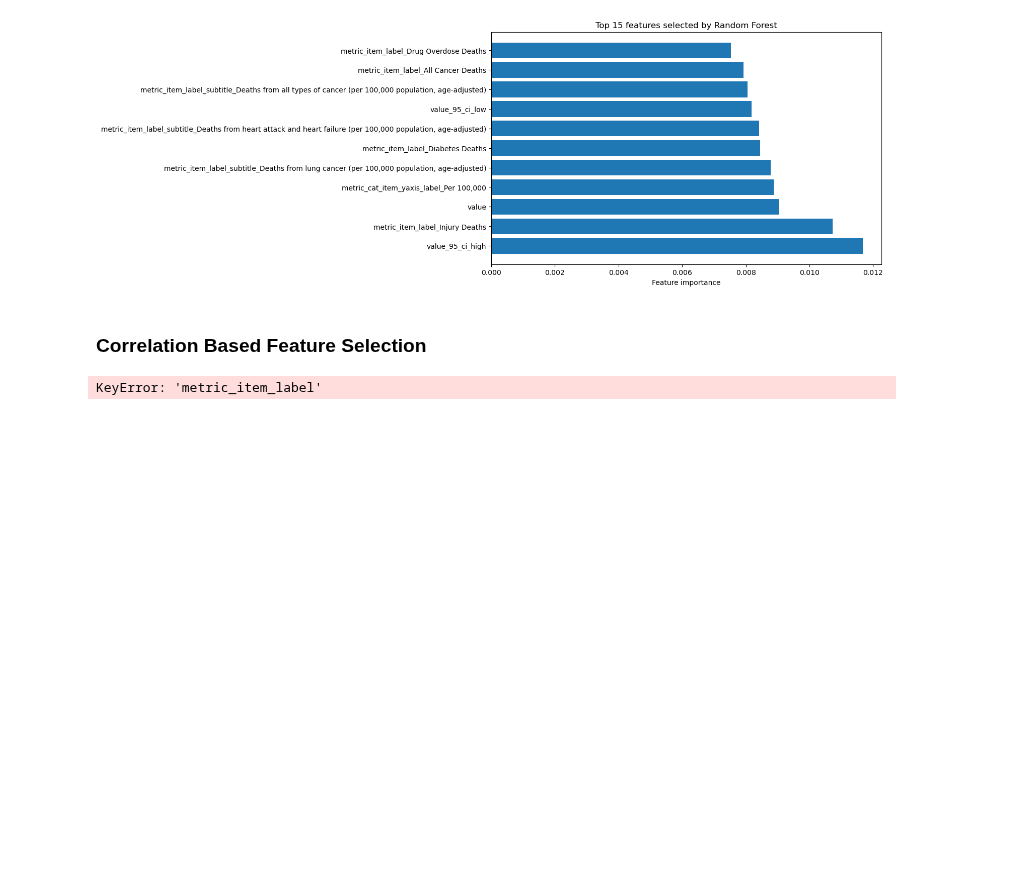
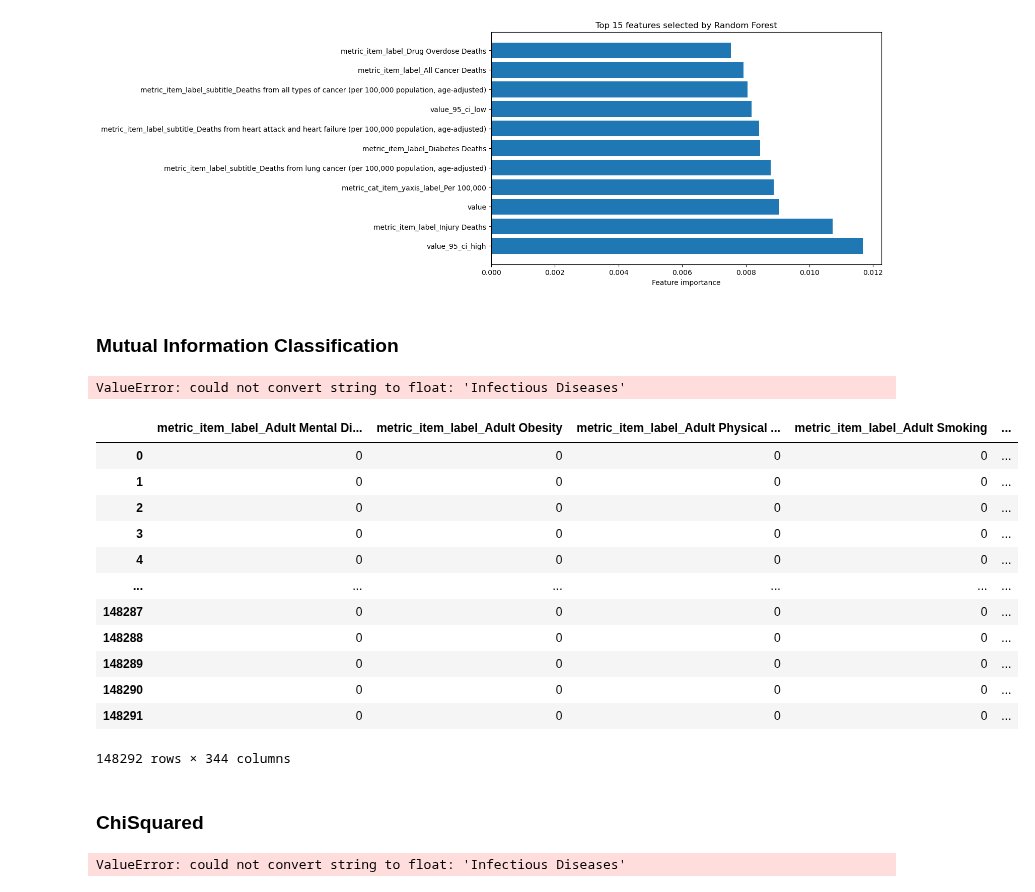
Before and after one commit to kohlerch/G4C-Project, a Jupyter notebook: Project/big-cities-health/PreProcessing.ipynb, the cells around one changed output. Saved outputs shown, nothing was run; the diff lists cells and outputs as text; code cells hidden in the pictures; blank space fills up the shorter version.

Commit message:
Added Feature Selections

```diff
--- a/Project/big-cities-health/PreProcessing.ipynb
+++ b/Project/big-cities-health/PreProcessing.ipynb
@@ -274,20 +292,49 @@ plt.title('Top 15 features selected by Random Forest')
 # %% [output]
 Text(0.5, 1.0, 'Top 15 features selected by Random Forest')
 [figure]
-# %% [markdown]
-### Correlation Based Feature Selection
-# %%
-
-
-correlation_matrix = X.corr()
-corr_with_target = correlation_matrix['metric_item_label'].sort_values(ascending=False)
-
-top_features = corr_with_target[:15]
-
-plt.figure(figsize=(10,6))
-sns.barplot(x=top_features.values, y=top_features.index)
-plt.title('Top 15 Correlated Features', fontsize=14)
-plt.xlabel('Correlation with Target', fontsize=12)
-plt.ylabel('Features', fontsize=12)
-# %% [output]
-KeyError: 'metric_item_label'
+# %% [markdown]
+### Mutual Information Classification
+# %%
+'''
+selector = SelectKBest(mutual_info_classif, k=15)
+X_new = selector.fit_transform(X, y)
+
+feature_indices = selector.get_support(indices=True)
+
+selected_features = X.columns[feature_indices]
+
+scores = selector.scores_[feature_indices]
+plt.figure(figsize=(10, 6))
+plt.bar(selected_features, scores)
+plt.xticks(rotation=90)
+plt.ylabel('Mutual Information Scores')
+'''
+# %% [output]
+ValueError: could not convert string to float: 'Infectious Diseases'
+# %%
+data_encoded
+# %% [output]
+|  | metric_item_label_Adult Mental Di... | metric_item_label_Adult Obesity | metric_item_label_Adult Physical ... | metric_item_label_Adult Smoking | ... |
+| 0 | 0 | 0 | 0 | 0 | ... |
+| 1 | 0 | 0 | 0 | 0 | ... |
+| 2 | 0 | 0 | 0 | 0 | ... |
+| 3 | 0 | 0 | 0 | 0 | ... |
+| 4 | 0 | 0 | 0 | 0 | ... |
+| ... | ... | ... | ... | ... | ... |
+| 148287 | 0 | 0 | 0 | 0 | ... |
+| 148288 | 0 | 0 | 0 | 0 | ... |
+| 148289 | 0 | 0 | 0 | 0 | ... |
+| 148290 | 0 | 0 | 0 | 0 | ... |
+| 148291 | 0 | 0 | 0 | 0 | ... |
+148292 rows × 344 columns
+# %% [markdown]
+### ChiSquared
+# %%
+selector = SelectKBest(score_func=chi2, k=15)
+X_new = selector.fit_transform(X, y)
+
+mask = selector.get_support()
+selected_features = X.columns[mask]
+print(selected_features)
+# %% [output]
+ValueError: could not convert string to float: 'Infectious Diseases'
```
Also changed, not shown: parts of 2 cells of this notebook.
